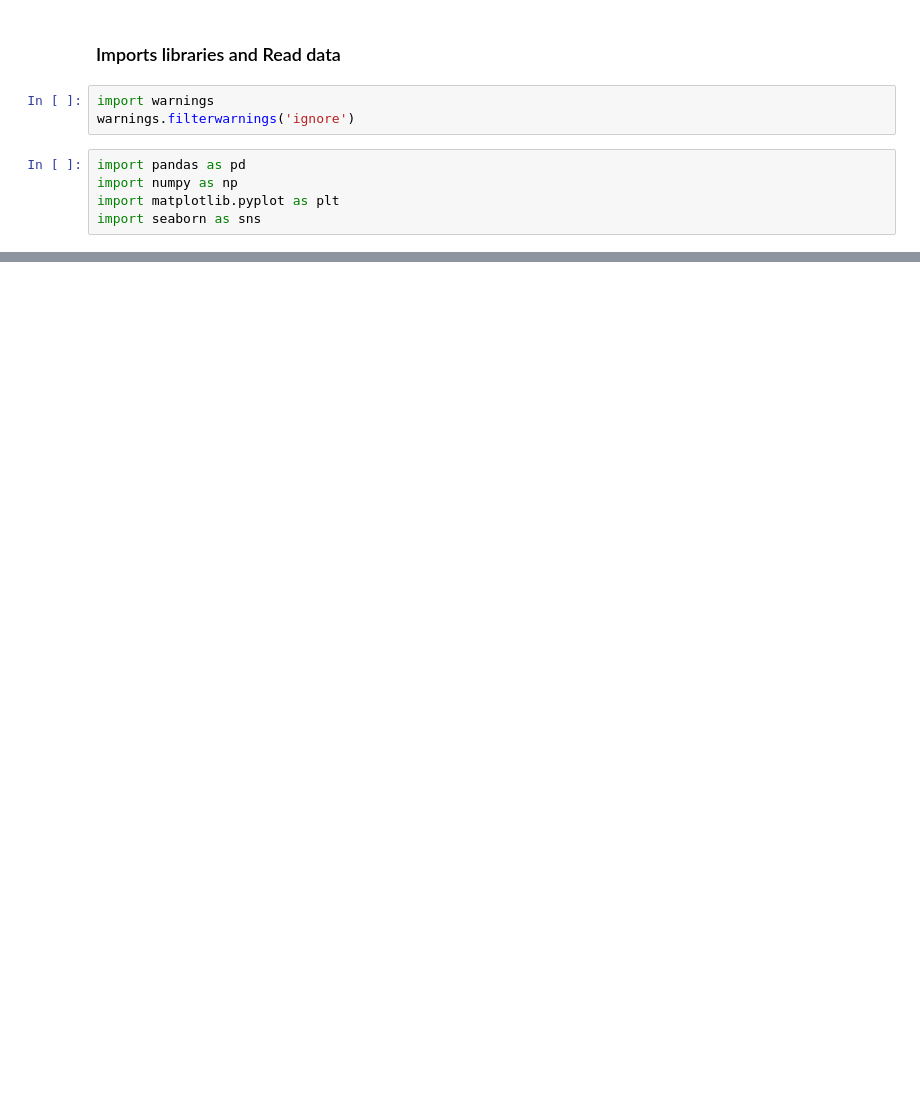
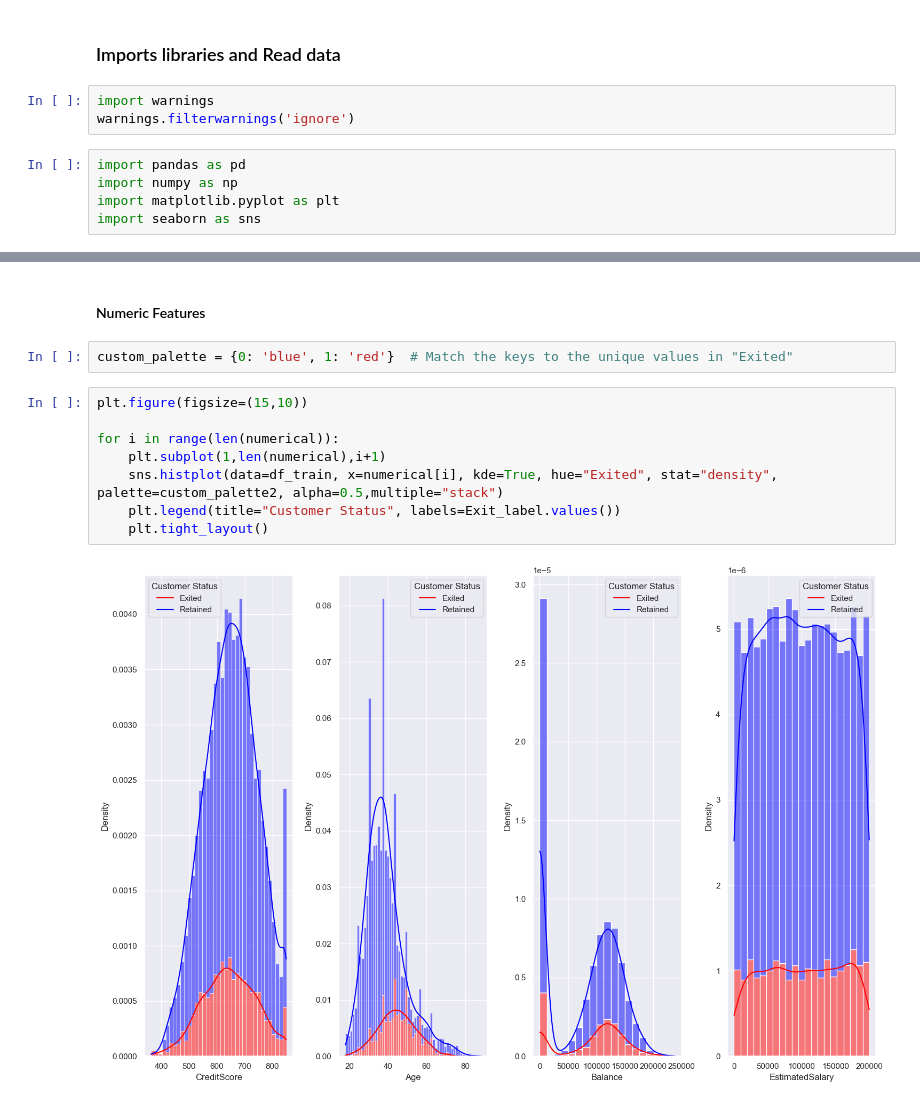
Before and after one commit to aakmalf/projects, a Jupyter notebook: churn-bank/notebooks/data.ipynb, the cells around one changed output, grey strips where cells are left out. Drawn from its saved outputs; the diff is of its cells as text; blank space fills up the shorter version.

```diff
--- a/churn-bank/notebooks/data.ipynb
+++ b/churn-bank/notebooks/data.ipynb
@@ -41,0 +134,14 @@ memory usage: 1.1+ MB
+# %% [markdown]
+#### Numeric Features
+# %%
+custom_palette = {0: 'blue', 1: 'red'}  # Match the keys to the unique values in "Exited"
+# %%
+plt.figure(figsize=(15,10))
+
+for i in range(len(numerical)):
+    plt.subplot(1,len(numerical),i+1)
+    sns.histplot(data=df_train, x=numerical[i], kde=True, hue="Exited", stat="density", palette=custom_palette2, alpha=0.5,multiple="stack")
+    plt.legend(title="Customer Status", labels=Exit_label.values())
+    plt.tight_layout()
+# %% [output]
+[figure, added]
```
Also changed, not shown: parts of 32 cells of this notebook.
